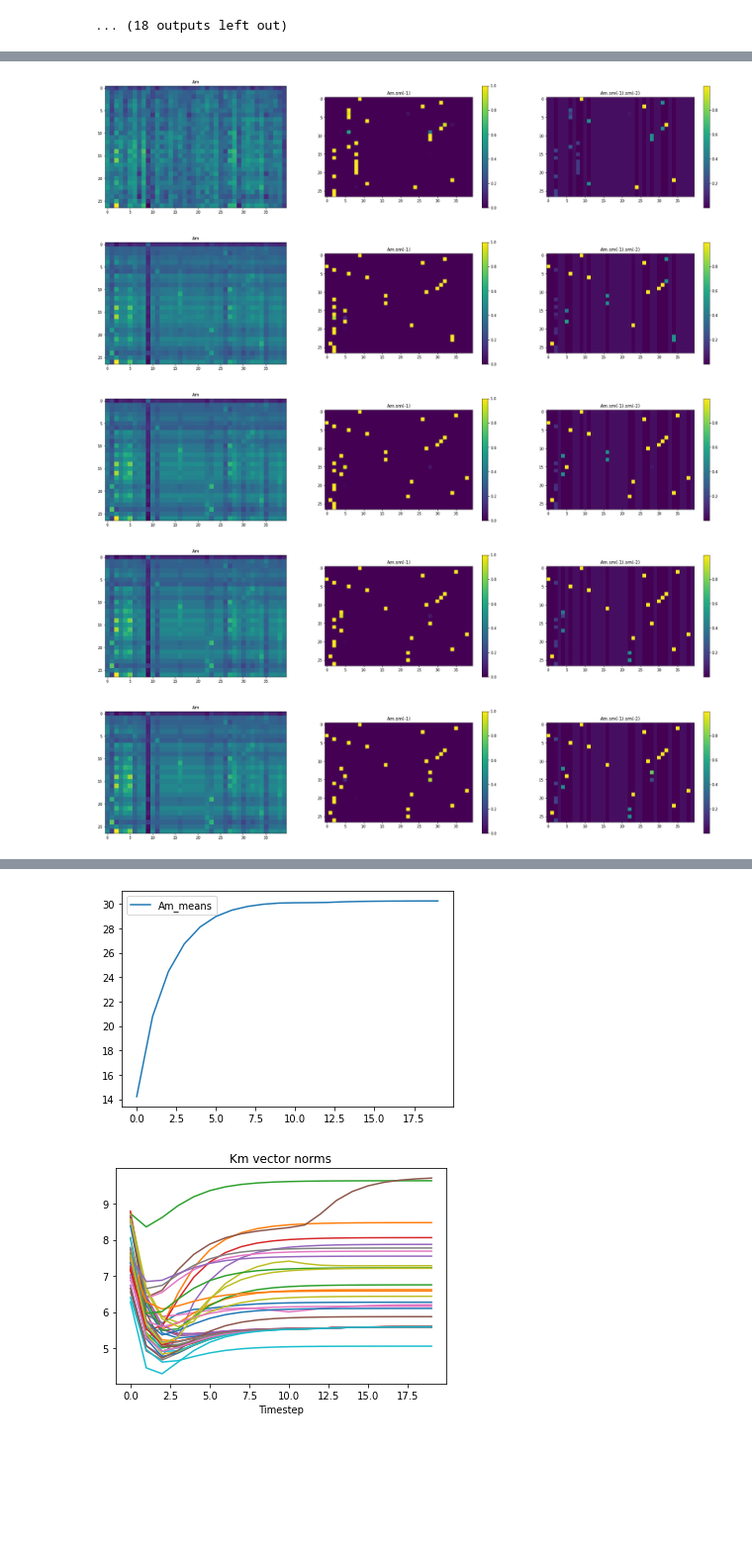
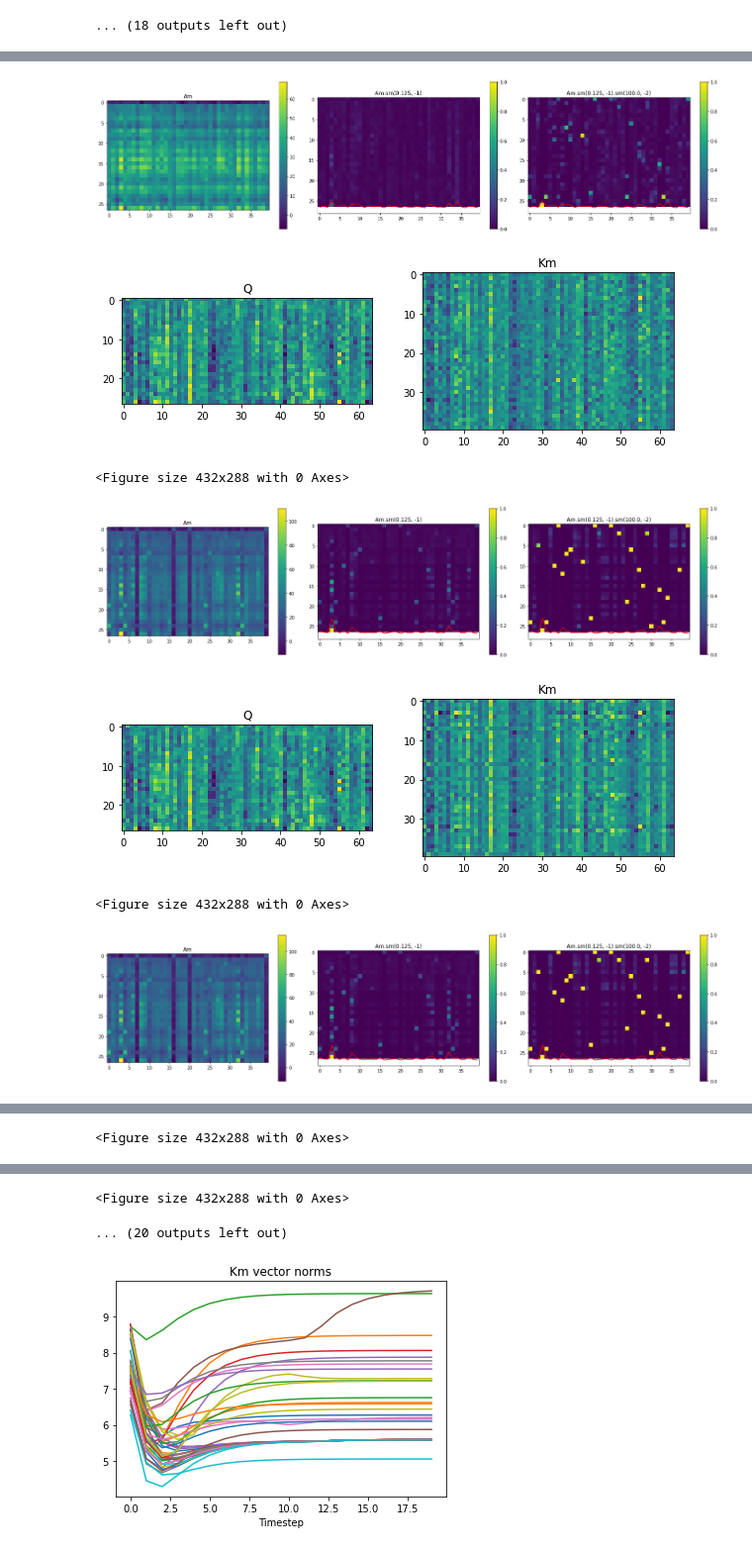
Before and after one commit to akarshkumar0101/transformer-memory, a Jupyter notebook: testing.ipynb, the cells around one changed output, grey strips where cells are left out. Shown at 99% size. Drawn from its saved outputs; the diff is of its cells as text; code cells hidden in the pictures; blank space fills up the shorter version.

Commit message:
hopfield memory doesn't collapse vector if initialized correctly + adaptive step size

```diff
--- a/testing.ipynb
+++ b/testing.ipynb
@@ -216,0 +212,5 @@ Q = Q[0, 0]
+# %%
+a = hm.Km.data.clone()
+print((a[:, None, :] - a[None, :, :]).norm(dim=-1).mean())
+a = Q
+print((a[:, None, :] - a[None, :, :]).norm(dim=-1).mean())
@@ -217,51 +220,57 @@ Q = Q[0, 0]
 # %%
-torch.manual_seed(0)
-hm = HopfieldMemory((40, 64), alpha=0.4, use_adaptive_alpha=False, opt='sgd', lr=1.0).to(Q.device)
-hm.reset(1.5)
-beta1, beta2 = 10., 10.
+torch.manual_seed(10)
+hm = HopfieldMemory((40, 64), alpha=0.05, use_adaptive_alpha=False, opt='sgd', lr=1.0).to(Q.device)
+# hm = HopfieldMemory((40, 64), alpha=1., use_adaptive_alpha=True, opt='sgd', lr=1.0).to(Q.device)
+hm.reset(1.)
+hm.Km.data[:, :] = hm.Km.data[:, :]*Q.std(dim=0)+Q.mean(dim=0)
+beta1, beta2 = 1/8., 100.
 
 Am_means = []
+Am_maxes = []
 Km_spreads = []
 Q_spreads = []
 
 Kms = []
-for i in range(20):
-    hm.set_target_with_data(Q, O=None, dist_metric='euclidean', beta1=beta1, beta2=beta2, beta3=None)
-    hm.step()
+n_iters = 500
+for i in tqdm(range(n_iters)):
 
     Km = hm.Km
     Am = Q@Km.transpose(-1, -2)
     Am_means.append(Am.mean().item())
+    Am_maxes.append(Am.max().item())
     a = (Km[:, None, :] - Km[None, :, :]).norm(dim=-1)
     Km_spreads.append(a.mean().item())
     a = (Q[:, None, :] - Q[None, :, :]).norm(dim=-1)
     Q_spreads.append(a.mean().item())
 
     Kms.append(Km.clone())
 
-    if i%3==0:
-        plt.figure(figsize=(30, 6))
-        plt.subplot(131); plt.title('Am')
-        plt.imshow(Am.detach().cpu())
-        plt.subplot(132); plt.title('Am.sm(-1)')
-        plt.imshow(to_np((beta1*Am).softmax(dim=-1))); plt.colorbar()
-        plt.subplot(133); plt.title('Am.sm(-1).sm(-2)')
-        plt.imshow(to_np((beta2*(beta1*Am).softmax(dim=-1)).softmax(dim=-2))); plt.colorbar()
-        plt.show()
+    if i%(n_iters//10)==0:
+        viz.viz_Am(Am, beta1=beta1, beta2=beta2)
+        plt.tight_layout(); plt.show()
+
+        viz.viz_Q_Km(Q, hm.Km)
+        plt.tight_layout(); plt.show()
+
+    hm.set_target_with_data(Q, O=None, dist_metric='dot', beta1=beta1, beta2=beta2, beta3=None)
+    hm.step()
 
 plt.plot(Km_spreads, label='Km_spreads')
 plt.plot(Q_spreads, label='Q_spreads')
 plt.legend()
 plt.show()
 
 plt.plot(Am_means, label='Am_means')
+plt.plot(Am_maxes, label='Am_maxes')
 plt.legend()
 plt.show()
 
 Kms = torch.stack(Kms)
 # %% [output]
-[figure, old version]
+[figure, new version]
-[figure, old version]
+[figure, new version]
+<Figure size 432x288 with 0 Axes>
-[figure, old version]
+[figure, new version]
-[figure, old version]
+[figure, new version]
+<Figure size 432x288 with 0 Axes>
-[figure, old version]
+[figure, new version]
@@ -268,0 +278 @@ Kms = torch.stack(Kms)
+<Figure size 432x288 with 0 Axes>
@@ -271,4 +281,5 @@ Kms = torch.stack(Kms)
-[figure, removed]
+<Figure size 432x288 with 0 Axes>
+... (20 outputs left out)
 # %%
 plt.title('Km vector norms')
 plt.xlabel('Timestep')
```
Also changed, not shown: parts of 6 cells of this notebook, 4 other files.
